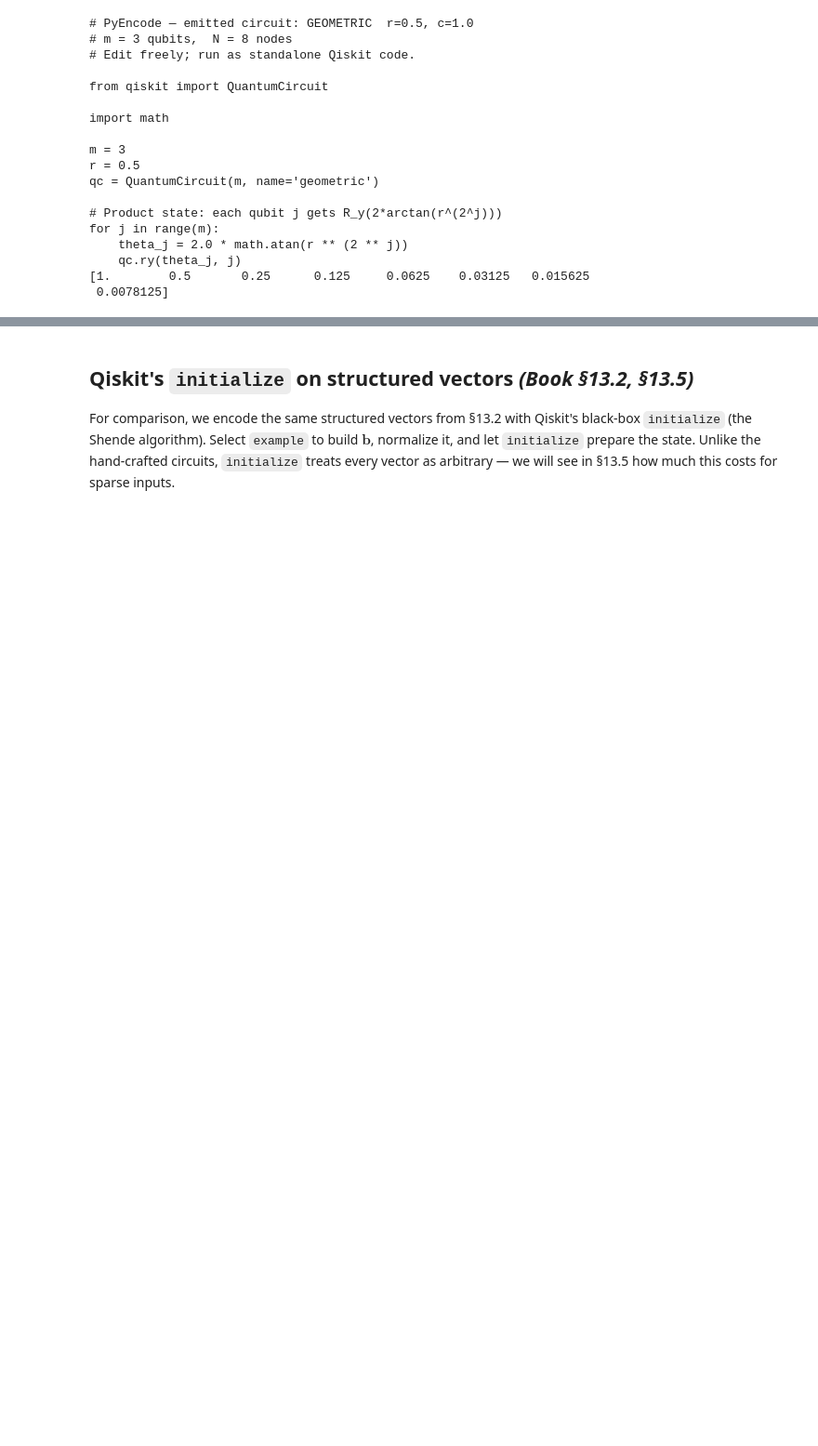
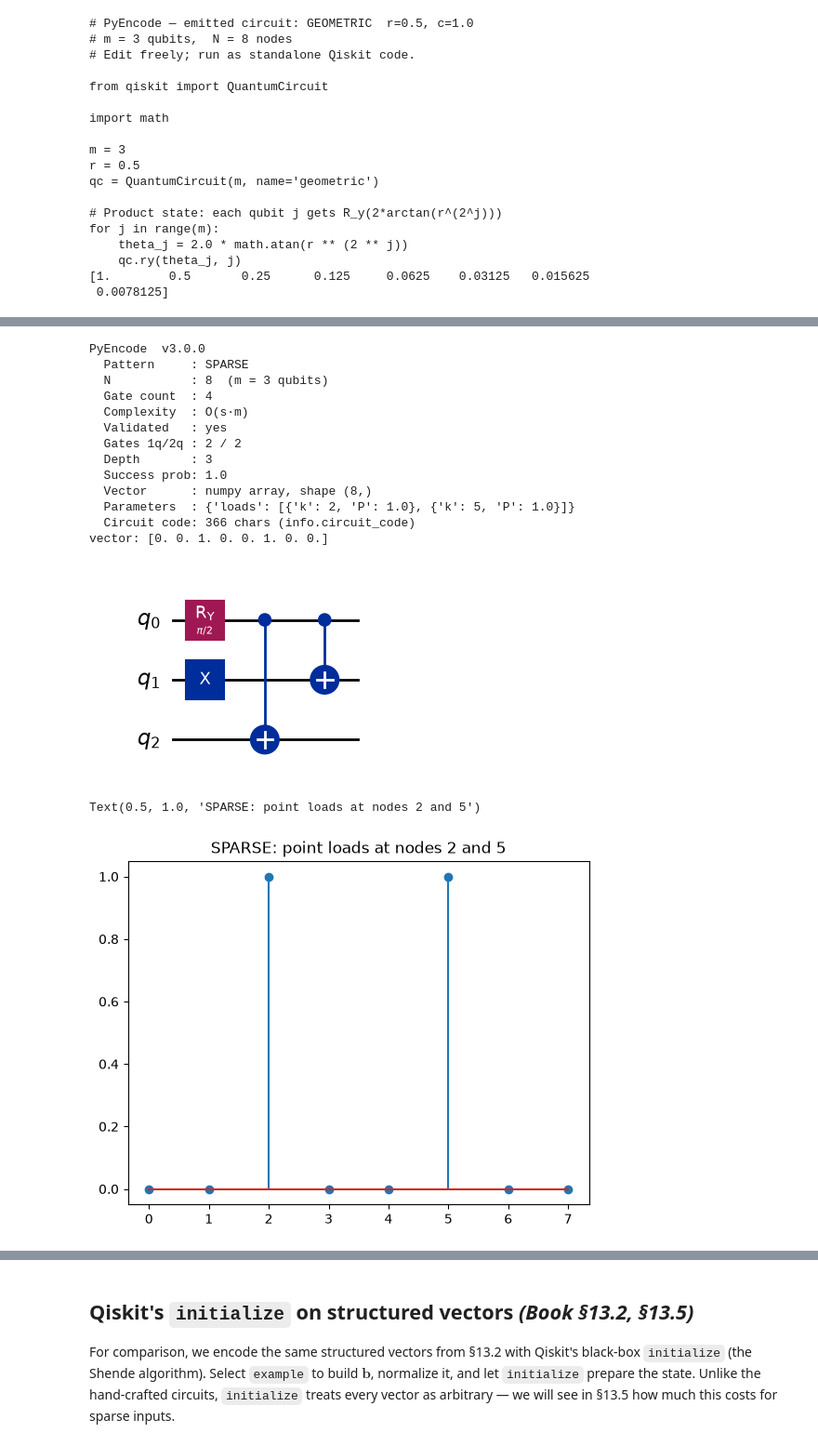
Before and after one commit to UW-ERSL/AppliedQC, a Jupyter notebook: Chapter13_VectorEncoding_notebook.ipynb, the cells around one changed output, grey strips where cells are left out. Shown at 93% size. Drawn from its saved outputs; the diff is of its cells as text; code cells hidden in the pictures; blank space fills up the shorter version.

```diff
--- a/Chapter13_VectorEncoding_notebook.ipynb
+++ b/Chapter13_VectorEncoding_notebook.ipynb
@@ -174,0 +183,27 @@ for j in range(m):
+# %%
+from pyencode import encode, SPARSE
+m = 3
+N = 2**m
+circuit, info = encode(SPARSE([(2, 1.0), (5, 1.0)]), N=N, validate=True)
+
+print(info)                       # pattern, gate count, complexity, validated
+print('vector:', np.round(info.vector, 3))
+display(circuit.draw('mpl'))
+plt.figure(); plt.stem(info.vector); plt.title('SPARSE: point loads at nodes 2 and 5')
+# %% [output]
+PyEncode  v3.0.0
+  Pattern     : SPARSE
+  N           : 8  (m = 3 qubits)
+  Gate count  : 4
+  Complexity  : O(s·m)
+  Validated   : yes
+  Gates 1q/2q : 2 / 2
+  Depth       : 3
+  Success prob: 1.0
+  Vector      : numpy array, shape (8,)
+  Parameters  : {'loads': [{'k': 2, 'P': 1.0}, {'k': 5, 'P': 1.0}]}
+  Circuit code: 366 chars (info.circuit_code)
+vector: [0. 0. 1. 0. 0. 1. 0. 0.]
+[figure, added]
+Text(0.5, 1.0, 'SPARSE: point loads at nodes 2 and 5')
+[figure, added]
```
Also changed, not shown: parts of 14 cells of this notebook, 4 other files.
